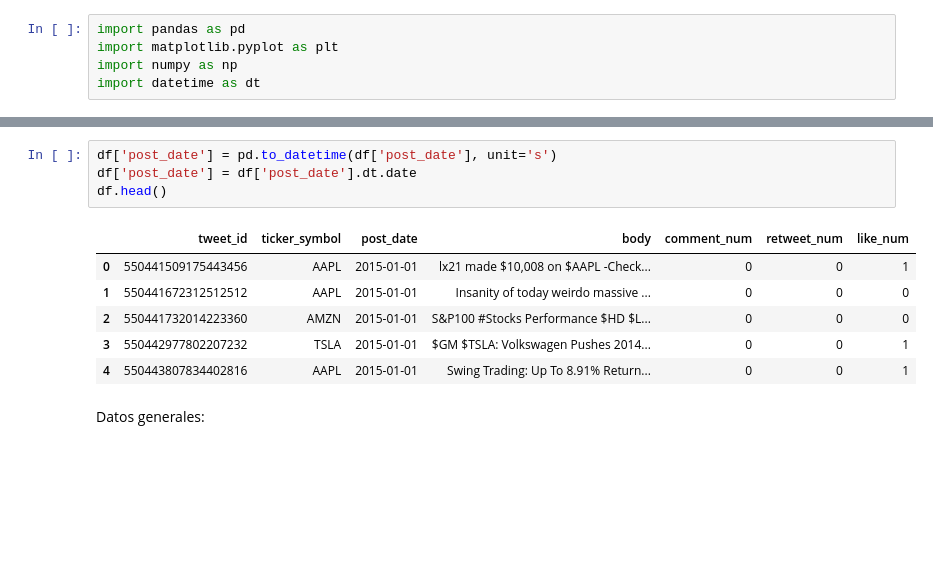
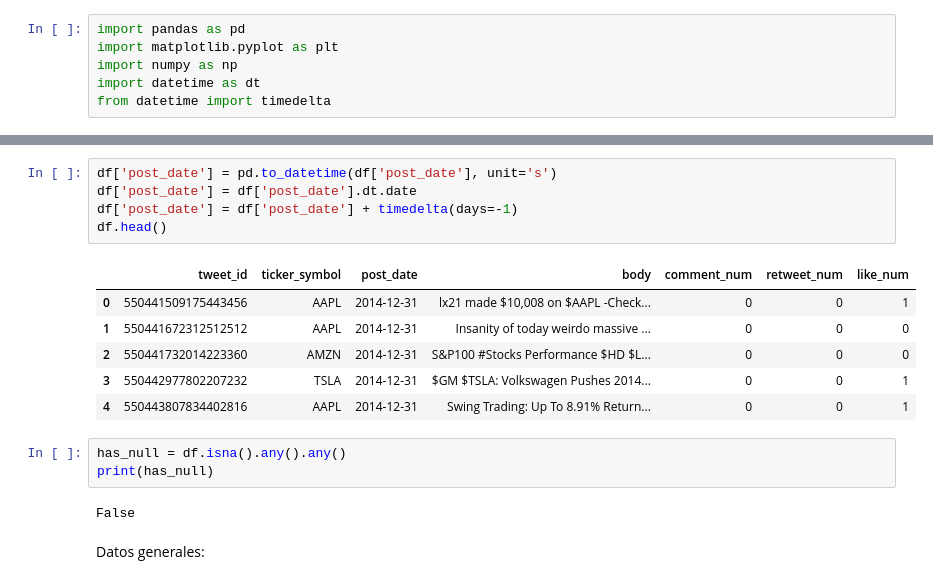
Before and after one commit to jmsb505/StockPredictionModels, a Jupyter notebook: data.ipynb, the cells around one changed output, grey strips where cells are left out. Cells and saved outputs as stored; diff of their text form; blank space fills up the shorter version.

```diff
--- a/data.ipynb
+++ b/data.ipynb
@@ -3,6 +3,7 @@ import pandas as pd
 import matplotlib.pyplot as plt
 import numpy as np
 import datetime as dt
+from datetime import timedelta
 # %%
 dft= pd.read_csv("Tweets/Tweet.csv")
 dfct=pd.read_csv("Tweets/Company_Tweet.csv")
@@ -28,14 +29,20 @@ df.head()
 # %%
 df['post_date'] = pd.to_datetime(df['post_date'], unit='s')
 df['post_date'] = df['post_date'].dt.date
+df['post_date'] = df['post_date'] + timedelta(days=-1)
 df.head()
 # %% [output]
 |  | tweet_id | ticker_symbol | post_date | body | comment_num | retweet_num | like_num |
-| 0 | 550441509175443456 | AAPL | 2015-01-01 | lx21 made $10,008 on $AAPL -Check... | 0 | 0 | 1 |
-| 1 | 550441672312512512 | AAPL | 2015-01-01 | Insanity of today weirdo massive ... | 0 | 0 | 0 |
-| 2 | 550441732014223360 | AMZN | 2015-01-01 | S&P100 #Stocks Performance $HD $L... | 0 | 0 | 0 |
-| 3 | 550442977802207232 | TSLA | 2015-01-01 | $GM $TSLA: Volkswagen Pushes 2014... | 0 | 0 | 1 |
-| 4 | 550443807834402816 | AAPL | 2015-01-01 | Swing Trading: Up To 8.91% Return... | 0 | 0 | 1 |
+| 0 | 550441509175443456 | AAPL | 2014-12-31 | lx21 made $10,008 on $AAPL -Check... | 0 | 0 | 1 |
+| 1 | 550441672312512512 | AAPL | 2014-12-31 | Insanity of today weirdo massive ... | 0 | 0 | 0 |
+| 2 | 550441732014223360 | AMZN | 2014-12-31 | S&P100 #Stocks Performance $HD $L... | 0 | 0 | 0 |
+| 3 | 550442977802207232 | TSLA | 2014-12-31 | $GM $TSLA: Volkswagen Pushes 2014... | 0 | 0 | 1 |
+| 4 | 550443807834402816 | AAPL | 2014-12-31 | Swing Trading: Up To 8.91% Return... | 0 | 0 | 1 |
+# %%
+has_null = df.isna().any().any()
+print(has_null)
+# %% [output]
+False
 # %% [markdown]
 Datos generales:
 # %%
```
Also changed, not shown: 3 other files.
